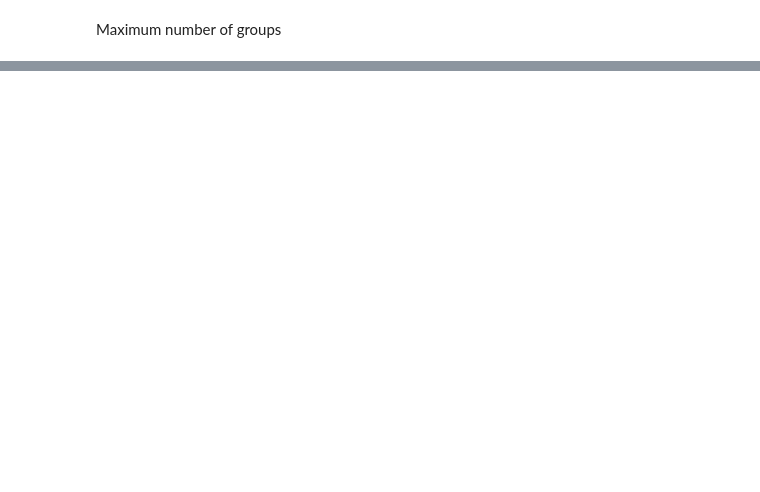
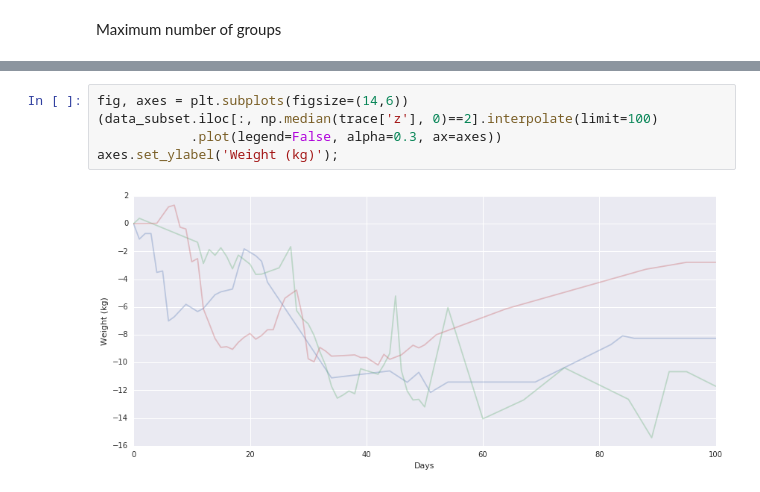
Before and after one commit to fonnesbeck/psychosocial_determinants_bmi, a Jupyter notebook: notebooks/BMI Trajectories.ipynb, the cells around one changed output, grey strips where cells are left out. Saved outputs shown, nothing was run; the diff lists cells and outputs as text; blank space fills up the shorter version.

```diff
--- a/notebooks/BMI Trajectories.ipynb
+++ b/notebooks/BMI Trajectories.ipynb
@@ -89,0 +119,7 @@ Assigned CategoricalGibbsMetropolis to z
+# %%
+fig, axes = plt.subplots(figsize=(14,6))
+(data_subset.iloc[:, np.median(trace['z'], 0)==2].interpolate(limit=100)
+            .plot(legend=False, alpha=0.3, ax=axes))
+axes.set_ylabel('Weight (kg)');
+# %% [output]
+[figure, added]
```
Also changed, not shown: parts of 20 cells of this notebook.
